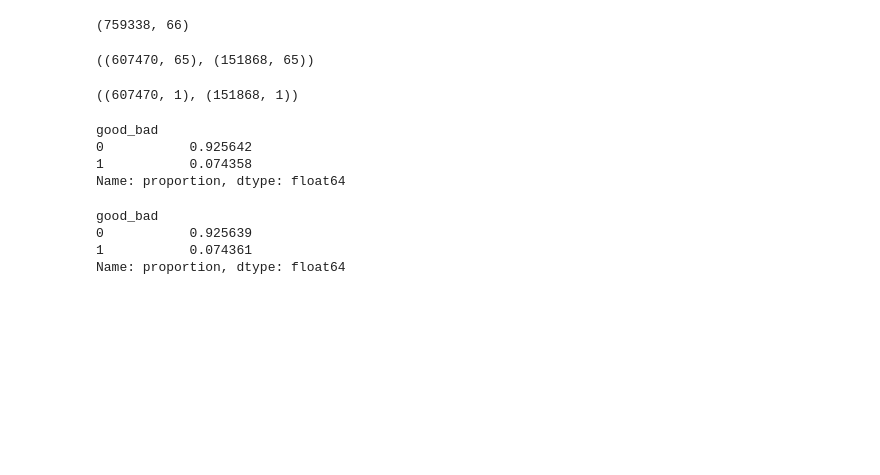
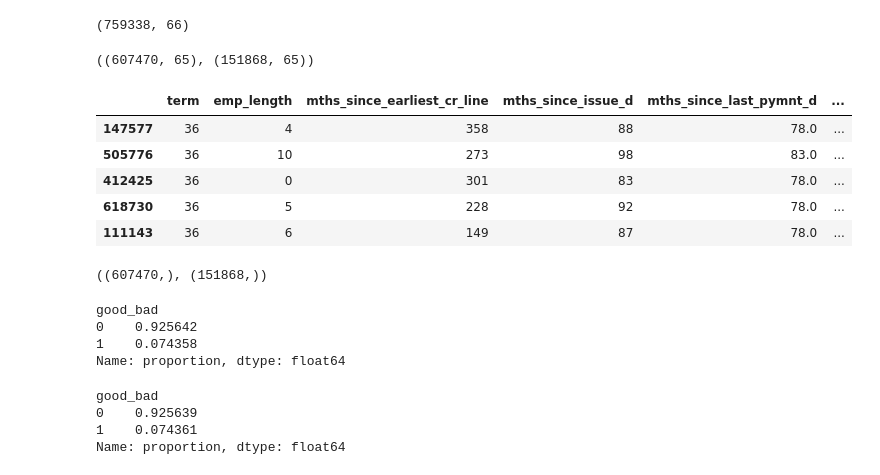
Before and after one commit to FemasAriandaRizki/credit_risk_model, a Jupyter notebook: Credit Risk Model.ipynb, the cells around one changed output. Drawn from its saved outputs; the diff is of its cells as text; code cells hidden in the pictures; blank space fills up the shorter version.

```diff
--- a/Credit Risk Model.ipynb
+++ b/Credit Risk Model.ipynb
@@ -166,17 +166,26 @@ from sklearn.model_selection import train_test_split
 # %%
 # Membagi data menjadi 80% train set dan 20% test set
 X = loan_data.drop('good_bad', axis = 1)
-y = loan_data[['good_bad']]
+y = loan_data['good_bad']
 
 X_train, X_test, y_train, y_test = train_test_split(X, y, test_size = 0.2, stratify = y, random_state= 42)
 # %%
 X_train.shape, X_test.shape
 # %% [output]
 ((607470, 65), (151868, 65))
+# %%
+X_train.head()
+# %% [output]
+|  | term | emp_length | mths_since_earliest_cr_line | mths_since_issue_d | mths_since_last_pymnt_d | ... |
+| 147577 | 36 | 4 | 358 | 88 | 78.0 | ... |
+| 505776 | 36 | 10 | 273 | 98 | 83.0 | ... |
+| 412425 | 36 | 0 | 301 | 83 | 78.0 | ... |
+| 618730 | 36 | 5 | 228 | 92 | 78.0 | ... |
+| 111143 | 36 | 6 | 149 | 87 | 78.0 | ... |
 # %%
 y_train.shape, y_test.shape
 # %% [output]
-((607470, 1), (151868, 1))
+((607470,), (151868,))
 # %%
 y_train.value_counts(normalize = True)
 # %% [output]
```
Also changed, not shown: parts of 34 cells of this notebook.
